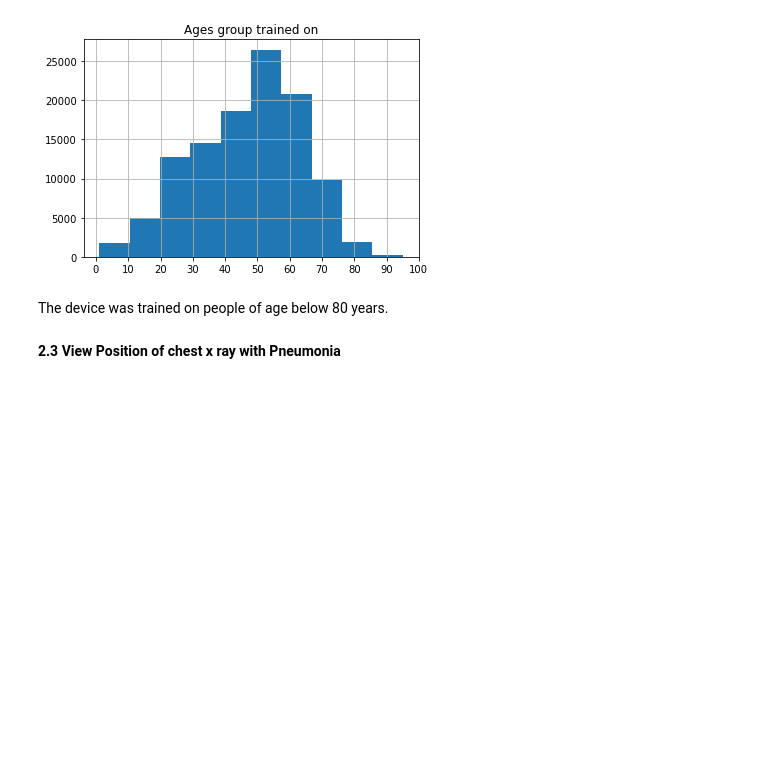
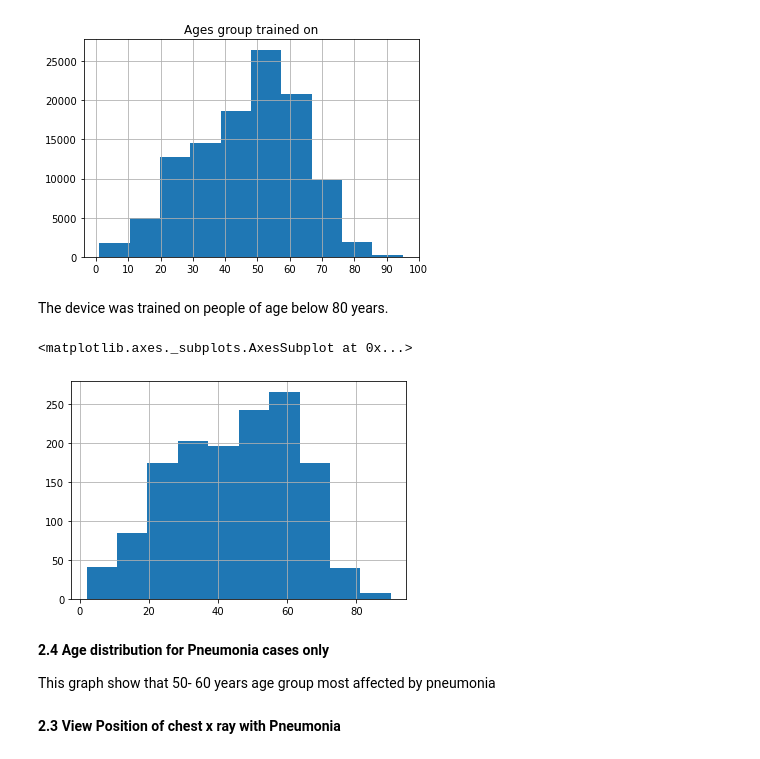
Before and after one commit to k0f1/Pneumonia-algorithm, a Jupyter notebook: EDA.ipynb, the cells around one changed output. Drawn from its saved outputs; the diff is of its cells as text; code cells hidden in the pictures; blank space fills up the shorter version.

```diff
--- a/EDA.ipynb
+++ b/EDA.ipynb
@@ -184,6 +184,15 @@ Text(0.5, 1.0, 'Ages group trained on')
 [figure]
 # %% [markdown]
 The device was trained on people of age below 80 years.
+# %%
+all_xray_df[all_xray_df['Patient Age']<100]['Patient Age'][all_xray_df.Pneumonia ==1].hist(bins=10)
+# %% [output]
+<matplotlib.axes._subplots.AxesSubplot at 0x...>
+[figure, added]
+# %% [markdown]
+**2.4 Age distribution for Pneumonia cases only**
+
+This graph show that 50- 60 years age group most affected by pneumonia
 # %% [markdown]
 **2.3 View Position of chest x ray with Pneumonia**
 # %%
```
Also changed, not shown: parts of 32 cells of this notebook.
